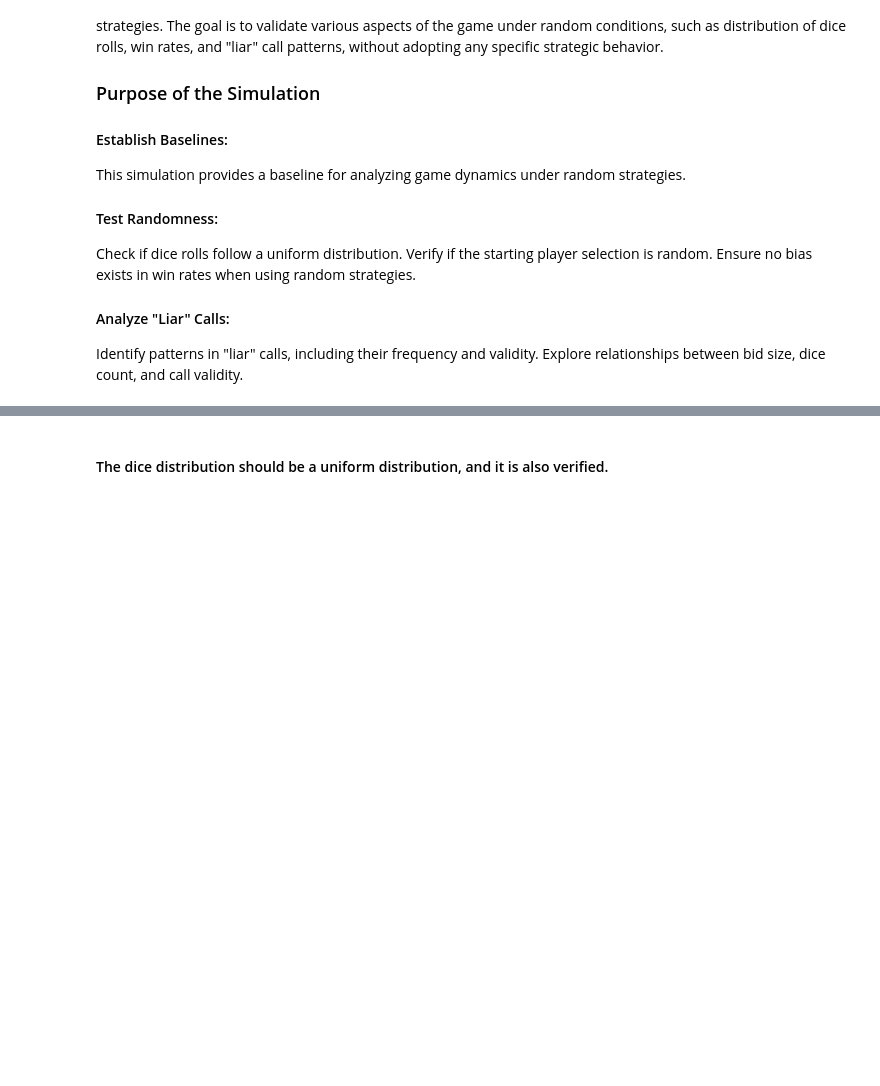
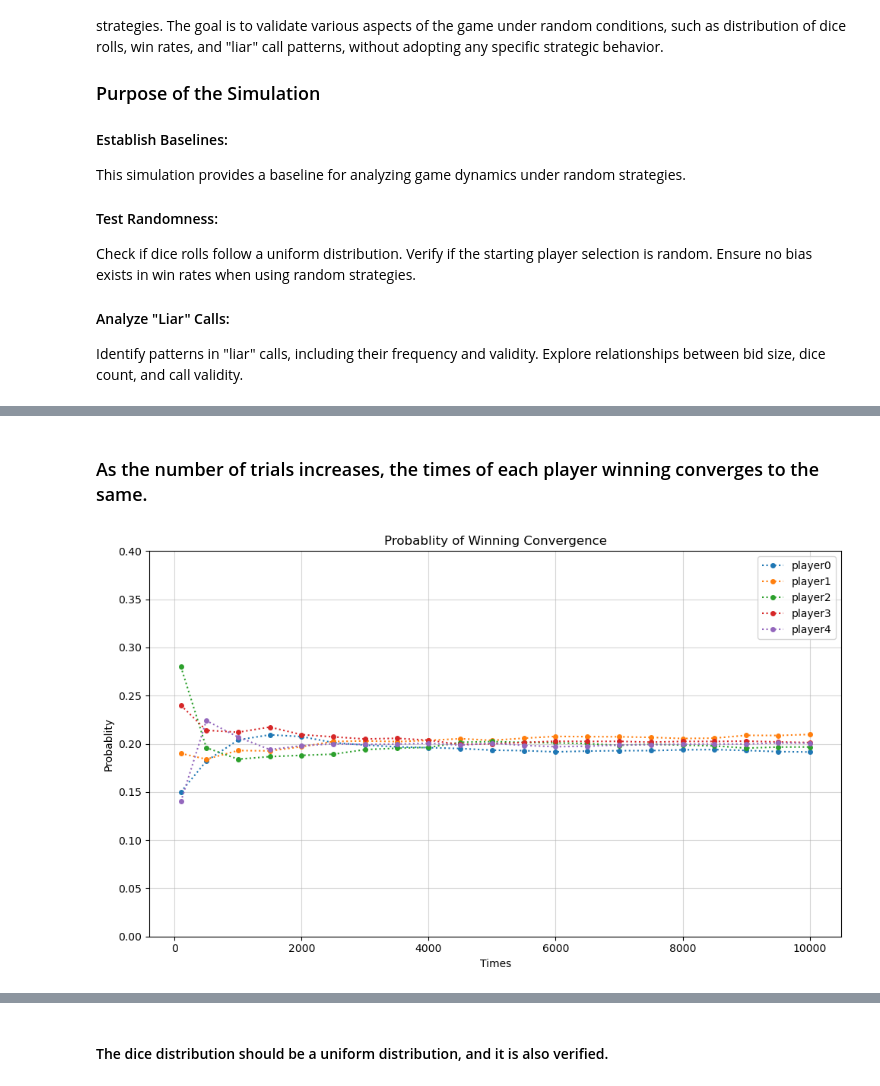
Before and after one commit to iSchool-597PR/2024Fall_projects, a Jupyter notebook: Validation.ipynb, the cells around one changed output, grey strips where cells are left out. Drawn from its saved outputs; the diff is of its cells as text; code cells hidden in the pictures; blank space fills up the shorter version.

```diff
--- a/Validation.ipynb
+++ b/Validation.ipynb
@@ -33,0 +56,19 @@ for _ in range(times):
+# %% [markdown]
+### As the number of trials increases, the times of each player winning converges to the same.
+# %%
+winners  = pd.DataFrame(winner_convergence)
+winners = winners.div(winners.sum(axis=1), axis=0)
+winners = winners[((winners.index + 1) % 500  == 0) | (winners.index + 1 == 100)]
+plt.figure(figsize=(10, 6))
+for col in winners.columns:
+    plt.plot(winners.index + 1, winners[col], marker='o', linestyle=':', markersize=4, label=f'{col}')
+plt.xlabel('Times')
+plt.ylabel('Probablity')
+plt.ylim(0, 0.4)
+plt.title('Probablity of Winning Convergence')
+plt.legend()
+plt.grid(alpha=0.5)
+plt.tight_layout()
+plt.show()
+# %% [output]
+[figure, added]
```
Also changed, not shown: parts of 7 cells of this notebook.
